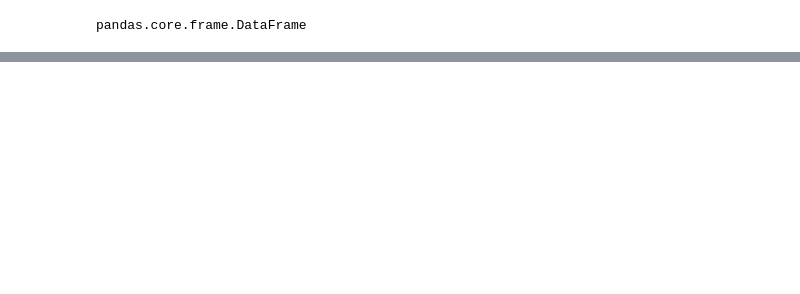
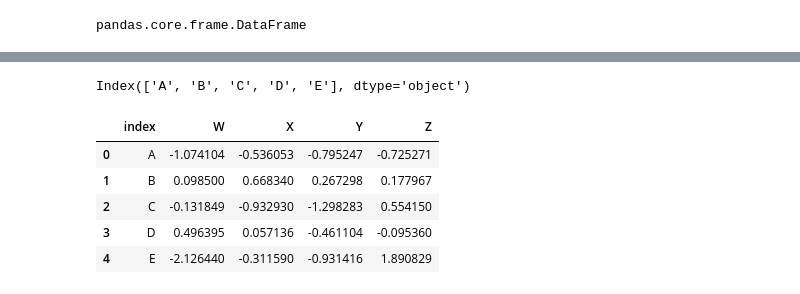
Before and after one commit to pierrialexandervidmar/Formacao_Asimov_DataScience_MachineLearning, a Jupyter notebook: Pandas/Fundamentos.ipynb, the cells around one changed output, grey strips where cells are left out. Saved outputs shown, nothing was run; the diff lists cells and outputs as text; code cells hidden in the pictures; blank space fills up the shorter version.

```diff
--- a/Pandas/Fundamentos.ipynb
+++ b/Pandas/Fundamentos.ipynb
@@ -242,0 +242,13 @@ df[(df['Y'] > 0) & (df['X'] > 0)]
+# %%
+df.index
+# %% [output]
+Index(['A', 'B', 'C', 'D', 'E'], dtype='object')
+# %%
+df.reset_index()
+# %% [output]
+|  | index | W | X | Y | Z |
+| 0 | A | -1.074104 | -0.536053 | -0.795247 | -0.725271 |
+| 1 | B | 0.098500 | 0.668340 | 0.267298 | 0.177967 |
+| 2 | C | -0.131849 | -0.932930 | -1.298283 | 0.554150 |
+| 3 | D | 0.496395 | 0.057136 | -0.461104 | -0.095360 |
+| 4 | E | -2.126440 | -0.311590 | -0.931416 | 1.890829 |
```
Also changed, not shown: parts of 30 cells of this notebook, 1 other file.
